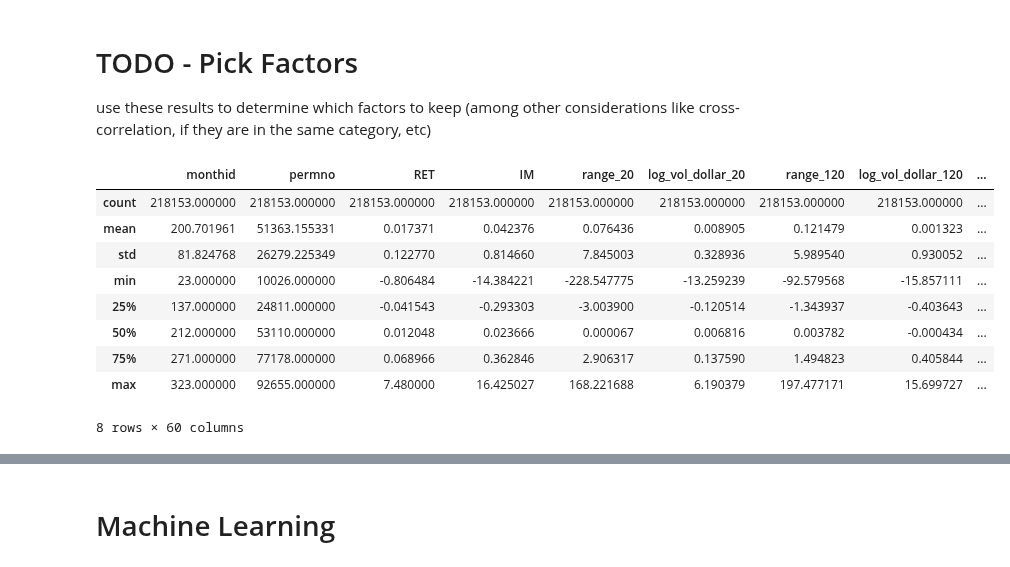
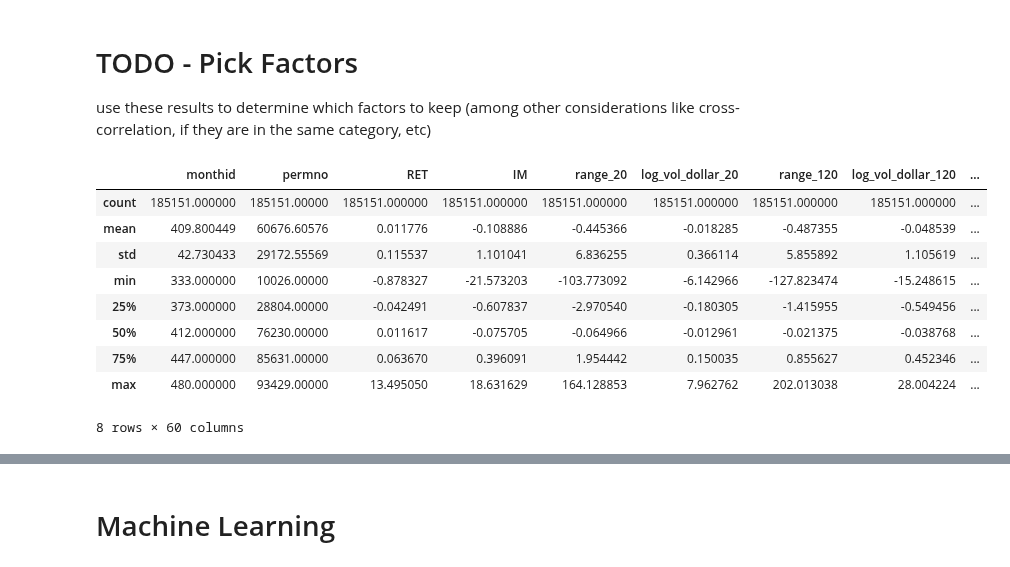
Before and after one commit to CFM-301-W23-G4/Final-Project, a Jupyter notebook: Final Project.ipynb, the cells around one changed output, grey strips where cells are left out. Saved outputs shown, nothing was run; the diff lists cells and outputs as text; code cells hidden in the pictures.

```diff
--- a/Final Project.ipynb
+++ b/Final Project.ipynb
@@ -580,12 +581,18 @@ second_stage_df
 # %%
 # Get p values
 p_value_dict = {"factor": [], "p-value": []}
+t_stat_dict = {"factor": [], "t": [], "|t|": []}
 for factor in model_factors:
     lambdas = second_stage_df[factor]
     ttest = stats.ttest_ind(lambdas, np.zeros(len(lambdas))) # Compare to see if any lambdas are significantly different from zero
     p_value_dict['factor'].append(factor)
     p_value_dict['p-value'].append(ttest[1])
 
-results_df = pd.DataFrame.from_dict(p_value_dict, orient='index')
-results_df.round(2).T.sort_values(by="p-value")
+    t_stat_dict['factor'].append(factor)
+    t_stat_dict['t'].append(ttest[0])
+    t_stat_dict['|t|'].append(abs(ttest[0]))
+
+p_df = pd.DataFrame.from_dict(p_value_dict, orient='index')
+t_df = pd.DataFrame.from_dict(t_stat_dict, orient='index')
+t_df.round(2).T.sort_values(by="|t|", ascending=False)
 # %% [output]
@@ -616,7 +643,8 @@ predict_factors = model_factors
 def add_betas_predict(permno):
     results = []
     for (i, monthid) in enumerate(validation_range):
-        window = set(validation_range[max(0, i-36):i]) # t_(i-36) to t_(i-1) returns. Compare to t_i returns
+        window = set(validation_range[max(0, i-36):i]) # betas calculated using t_(i-37) to t_(i-2) factors and t_(i-36) to t_(i-1) returns.
+                                                       # betas added alongside t_i returns (dated to be compared against t_(i-1) factors)
         window_data = all_monthly_data[(all_monthly_data["permno"] == permno) & (all_monthly_data["monthid"].isin(window))]
 
         if len(window_data) < 12:
@@ -633,41 +661,41 @@ def add_betas_predict(permno):
         model = linear_model.LinearRegression().fit(explanatory_vars,
                                                     explained_var["RET"])
 
         results.append({"monthid": monthid,
                         "permno": permno,
                         "RET": explained_var["RET"].iloc[-1],
                     **{f"{factor}": model.coef_[i] for i, factor in enumerate(predict_factors)}
                        })
     return results
 
 # UNCOMMENT THIS AND ADD TO LINE BELOW INSTEAD OF `permnos`
 # FOR DEVELOPMENT - THIS CODE BLOCK TAKES LIKE 30 MINS TO RUN
 
 # smaller_permno_list = list(permnos)[:10]
 
 # Only compute if not in files (delete local copy of file if code above if modifying factors or code above)
 if os.path.isfile("linear_predict_betas.csv"):
     linear_betas = pd.read_csv("linear_predict_betas.csv", index_col=0)
 else:
     # Runs once basically
     summary_results = []
     with ThreadPool(cpu_count() - 1) as P:
-        summary_results = P.map(add_betas, permnos)
+        summary_results = P.map(add_betas_predict, permnos)
         summary_results = [item for sublist in summary_results for item in sublist]
         linear_betas = pd.DataFrame(summary_results)
 
         # Save first stage df for easy loading
         linear_betas.to_csv("linear_predict_betas.csv")
 linear_betas.describe()
 # %% [output]
 |  | monthid | permno | RET | IM | range_20 | log_vol_dollar_20 | range_120 | log_vol_dollar_120 | ... |
-| count | 218153.000000 | 218153.000000 | 218153.000000 | 218153.000000 | 218153.000000 | 218153.000000 | 218153.000000 | 218153.000000 | ... |
-| mean | 200.701961 | 51363.155331 | 0.017371 | 0.042376 | 0.076436 | 0.008905 | 0.121479 | 0.001323 | ... |
-| std | 81.824768 | 26279.225349 | 0.122770 | 0.814660 | 7.845003 | 0.328936 | 5.989540 | 0.930052 | ... |
-| min | 23.000000 | 10026.000000 | -0.806484 | -14.384221 | -228.547775 | -13.259239 | -92.579568 | -15.857111 | ... |
-| 25% | 137.000000 | 24811.000000 | -0.041543 | -0.293303 | -3.003900 | -0.120514 | -1.343937 | -0.403643 | ... |
-| 50% | 212.000000 | 53110.000000 | 0.012048 | 0.023666 | 0.000067 | 0.006816 | 0.003782 | -0.000434 | ... |
-| 75% | 271.000000 | 77178.000000 | 0.068966 | 0.362846 | 2.906317 | 0.137590 | 1.494823 | 0.405844 | ... |
-| max | 323.000000 | 92655.000000 | 7.480000 | 16.425027 | 168.221688 | 6.190379 | 197.477171 | 15.699727 | ... |
+| count | 185151.000000 | 185151.00000 | 185151.000000 | 185151.000000 | 185151.000000 | 185151.000000 | 185151.000000 | 185151.000000 | ... |
+| mean | 409.800449 | 60676.60576 | 0.011776 | -0.108886 | -0.445366 | -0.018285 | -0.487355 | -0.048539 | ... |
+| std | 42.730433 | 29172.55569 | 0.115537 | 1.101041 | 6.836255 | 0.366114 | 5.855892 | 1.105619 | ... |
+| min | 333.000000 | 10026.00000 | -0.878327 | -21.573203 | -103.773092 | -6.142966 | -127.823474 | -15.248615 | ... |
+| 25% | 373.000000 | 28804.00000 | -0.042491 | -0.607837 | -2.970540 | -0.180305 | -1.415955 | -0.549456 | ... |
+| 50% | 412.000000 | 76230.00000 | 0.011617 | -0.075705 | -0.064966 | -0.012961 | -0.021375 | -0.038768 | ... |
+| 75% | 447.000000 | 85631.00000 | 0.063670 | 0.396091 | 1.954442 | 0.150035 | 0.855627 | 0.452346 | ... |
+| max | 480.000000 | 93429.00000 | 13.495050 | 18.631629 | 164.128853 | 7.962762 | 202.013038 | 28.004224 | ... |
 8 rows × 60 columns
 # %%
```
Also changed, not shown: parts of 16 cells of this notebook.
